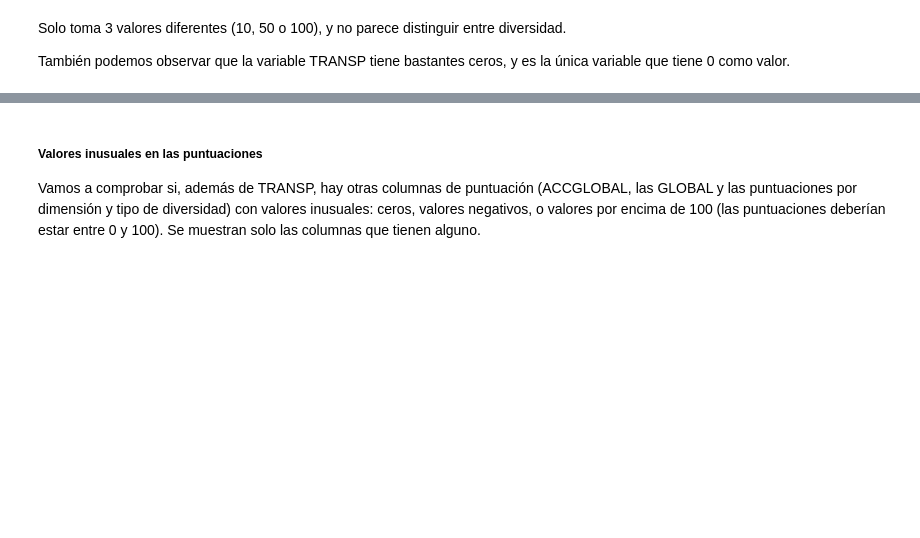
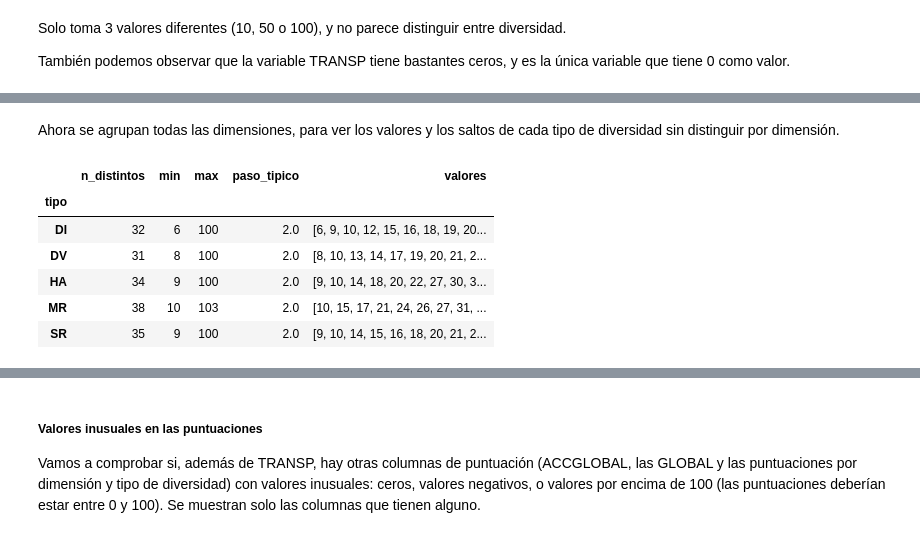
Before and after one commit to vicpari89/tfm-urban-accessibility-ml, a Jupyter notebook: notebooks/0.02-exploratory-analysis-albacete.ipynb, the cells around one changed output, grey strips where cells are left out. Drawn from its saved outputs; the diff is of its cells as text; code cells hidden in the pictures; blank space fills up the shorter version.

```diff
--- a/notebooks/0.02-exploratory-analysis-albacete.ipynb
+++ b/notebooks/0.02-exploratory-analysis-albacete.ipynb
@@ -851,0 +893,18 @@ También podemos observar que la variable TRANSP tiene bastantes ceros, y es la
+# %% [markdown]
+Ahora se agrupan todas las dimensiones, para ver los valores y los saltos de cada tipo de diversidad sin distinguir por dimensión.
+# %%
+# Distinct values and typical step per diversity type, pooling the values of all the dimensions
+type_rows = []
+for kind, group in steps.groupby('tipo'):
+    values = pd.Series(sorted({v for dimension_values in group['valores'] for v in dimension_values}))
+    type_rows.append({'tipo': kind, 'n_distintos': len(values), 'min': values.min(), 'max': values.max(),
+                      'paso_tipico': values.diff().median(), 'valores': values.tolist()})
+display(pd.DataFrame(type_rows).set_index('tipo'))
+# %% [output]
+|  | n_distintos | min | max | paso_tipico | valores |
+| tipo |  |  |  |  |  |
+| DI | 32 | 6 | 100 | 2.0 | [6, 9, 10, 12, 15, 16, 18, 19, 20... |
+| DV | 31 | 8 | 100 | 2.0 | [8, 10, 13, 14, 17, 19, 20, 21, 2... |
+| HA | 34 | 9 | 100 | 2.0 | [9, 10, 14, 18, 20, 22, 27, 30, 3... |
+| MR | 38 | 10 | 103 | 2.0 | [10, 15, 17, 21, 24, 26, 27, 31, ... |
+| SR | 35 | 9 | 100 | 2.0 | [9, 10, 14, 15, 16, 18, 20, 21, 2... |
```
Also changed, not shown: parts of 4 cells of this notebook, 2 other files.
